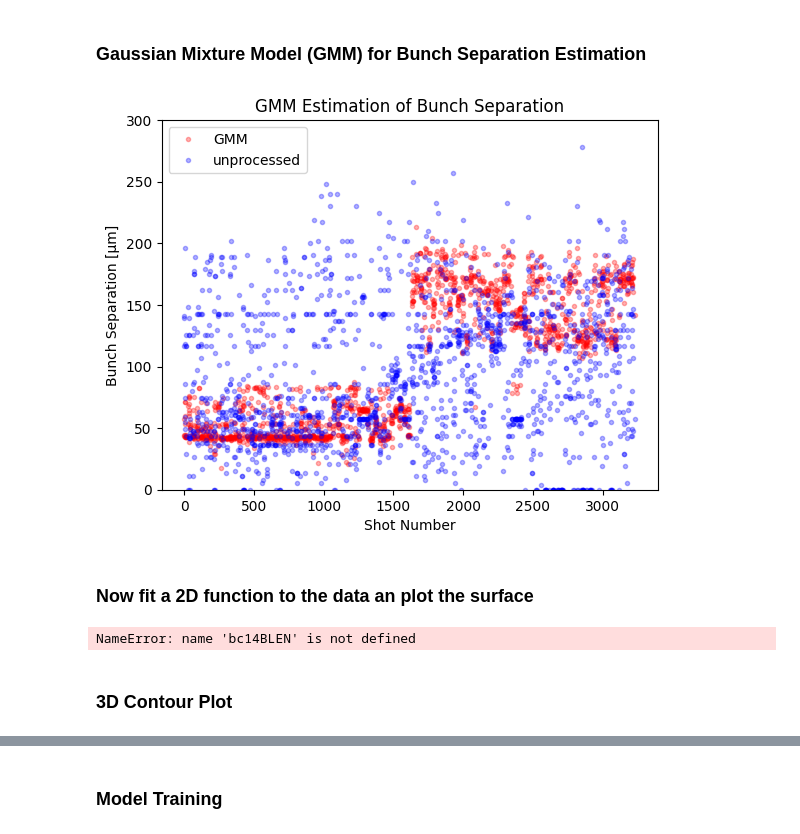
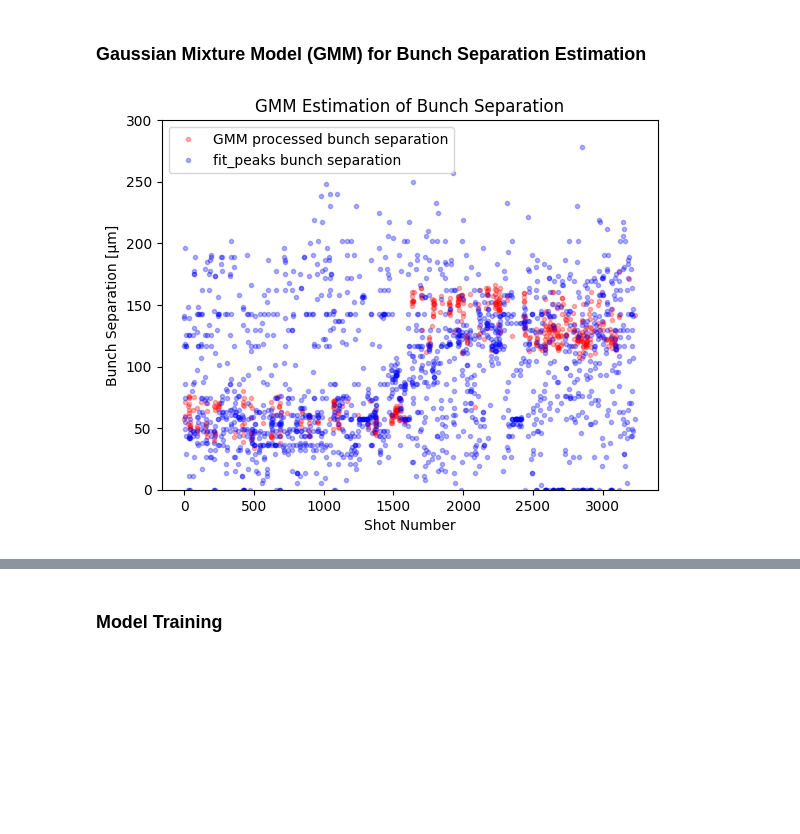
Before and after one commit to truewis/FACET-II-ML-diag, a Jupyter notebook: notebooks/workflow_walkthroughs/bunch_sep_model.ipynb, the cells around one changed output, grey strips where cells are left out. Saved outputs shown, nothing was run; the diff lists cells and outputs as text; code cells hidden in the pictures; blank space fills up the shorter version.

```diff
--- a/notebooks/workflow_walkthroughs/bunch_sep_model.ipynb
+++ b/notebooks/workflow_walkthroughs/bunch_sep_model.ipynb
@@ -34,7 +34,7 @@ runname = '12710'
 ### Load dataset
 # %%
 # Loads dataset
-dataloc = '../data/raw/' + experiment + '/' + experiment + '_' + runname + '/' + experiment + '_'  +runname + '.mat'
+dataloc = '../../data/raw/' + experiment + '/' + experiment + '_' + runname + '/' + experiment + '_'  +runname + '.mat'
 mat = loadmat(dataloc,struct_as_record=False, squeeze_me=True)
 data_struct = mat['data_struct']
 
@@ -69,7 +69,7 @@ for a in range(len(stepsAll)):
     if not match:
         raise ValueError(f"Path format invalid or not matched: {raw_path}")
 
-    DTOTR2datalocation = '../data/raw/'+ experiment + '/' + match.group(0)
+    DTOTR2datalocation = '../../data/raw/'+ experiment + '/' + match.group(0)
 
     with h5py.File(DTOTR2datalocation, 'r') as f:
         data_raw = f['entry']['data']['data'][:].astype(np.float64)  # shape: (N, H, W)
@@ -142,7 +142,7 @@ charge = bsaScalarData[pvidx, :] * 1.6e-19  # in C
 
 minus_90_idx = np.where((xtcavPhase >= -91) & (xtcavPhase <= -89))[0]
 plus_90_idx = np.where((xtcavPhase >= 89) & (xtcavPhase <= 91))[0]
-all_idx = np.append(minus_90_idx,plus_90_idx)
+all_idx = np.sort(np.append(minus_90_idx,plus_90_idx))
 # all_idx = np.arange(xtcavImages.shape[2])
 currentProfile_all = []
 
@@ -288,7 +288,7 @@ sigma1 = np.array(sigma1)
 sigma2 = np.array(sigma2)
 R_squared = np.array(R_squared)
 
-goodShots = np.where((R_squared > 0.0) & (amp1 < 50))[0]
+goodShots = np.where((R_squared > 0.97) & (amp1 < 50))[0]
 # Plot the sigma of the drive and witness
 # Plot the data and the fit
 
@@ -363,77 +363,33 @@ for ij in range(len(all_idx)):
         s1 = np.sqrt(gm.covariances_[0][0][0])
         s2 = np.sqrt(gm.covariances_[3][0][0])
         w1 = gm.weights_[0]
         w2 = gm.weights_[3]
         mean1.append(m1)
         mean2.append(m2)
         amp2.append(currentProfile_all[ij,int(m2)-10])
         sigma1.append(s1)
         sigma2.append(s2)
         weight1.append(w1)
         weight2.append(w2)
 
 
 mean1 = np.array(mean1)
 mean2 = np.array(mean2)
 amp2 = np.array(amp2 )
 sigma1 = np.array(sigma1)
 sigma2 = np.array(sigma2)
 weight1 = np.array(weight1)
 weight2 = np.array(weight2)
 
 bunchSeparation_all_fit = (mean1[goodShots] - mean2[goodShots]) * xtcalibrationfactor * 1e6 * 3e8 # in microns
-plt.plot(all_idx[goodShots], bunchSeparation_all_fit, 'r.', label = 'GMM', alpha = 0.3)
-plt.plot(all_idx, bunch_sep_um, 'b.', label='unprocessed', alpha = 0.3)
+plt.plot(all_idx[goodShots], bunchSeparation_all_fit, 'r.', label = 'GMM processed bunch separation', alpha = 0.3)
+plt.plot(all_idx, bunch_sep_um, 'b.', label='fit_peaks bunch separation', alpha = 0.3)
 # plt.plot(all_idx[goodShots_bigaus],biguas_fit, 'g.', label = 'Bi-Gaussian', alpha = 0.8 )
 plt.title("GMM Estimation of Bunch Separation")
 plt.xlabel("Shot Number")
 plt.ylabel("Bunch Separation [μm]")
 plt.ylim((0,300))
 plt.legend()
 plt.show()
 # %% [output]
-[figure, old version]
+[figure, new version]
-# %% [markdown]
-### Now fit a 2D function to the data an plot the surface
-# %%
-steps = data_struct.scalars.steps[DTOTR2commonind]
-
-# Define the data
-X = bc14BLEN[0][all_idx[goodShots_bigaus]]
-Y = steps[all_idx[goodShots_bigaus]]
-Z = bunchSeparation_all_fit # in microns
-
-# # Filter good shots
-# goodShots = np.where((Z < 250) & (Z > 0))
-# X = X[goodShots]
-# Y = Y[goodShots]
-# Z = Z[goodShots]
-
-x_min = 6000
-x_max = 12000
-
-# Create a mask for the subset
-subset_mask = (X >= x_min) & (X <= x_max)
-
-# Apply mask to all arrays
-X = X[subset_mask]
-Y = Y[subset_mask]
-Z = Z[subset_mask]
-
-# Combine X and Y into a matrix with two columns
-XY = np.column_stack((X, Y))
-
-# Fit a polynomial surface to the data
-from sklearn.preprocessing import PolynomialFeatures
-from sklearn.linear_model import LinearRegression
-from scipy.interpolate import griddata
-from sklearn.pipeline import make_pipeline
-
-fit_deg = 2
-
-model = make_pipeline(PolynomialFeatures(fit_deg), LinearRegression())
-model.fit(XY, Z)
-# %% [output]
-NameError: name 'bc14BLEN' is not defined
-# %% [markdown]
-### 3D Contour Plot
```
Also changed, not shown: parts of 17 cells of this notebook.
